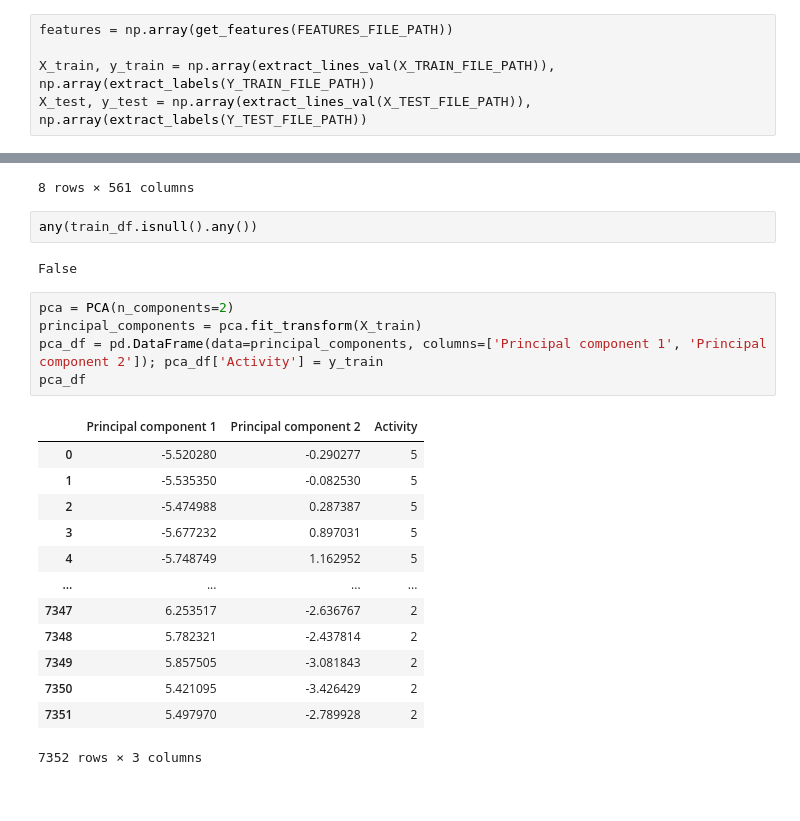
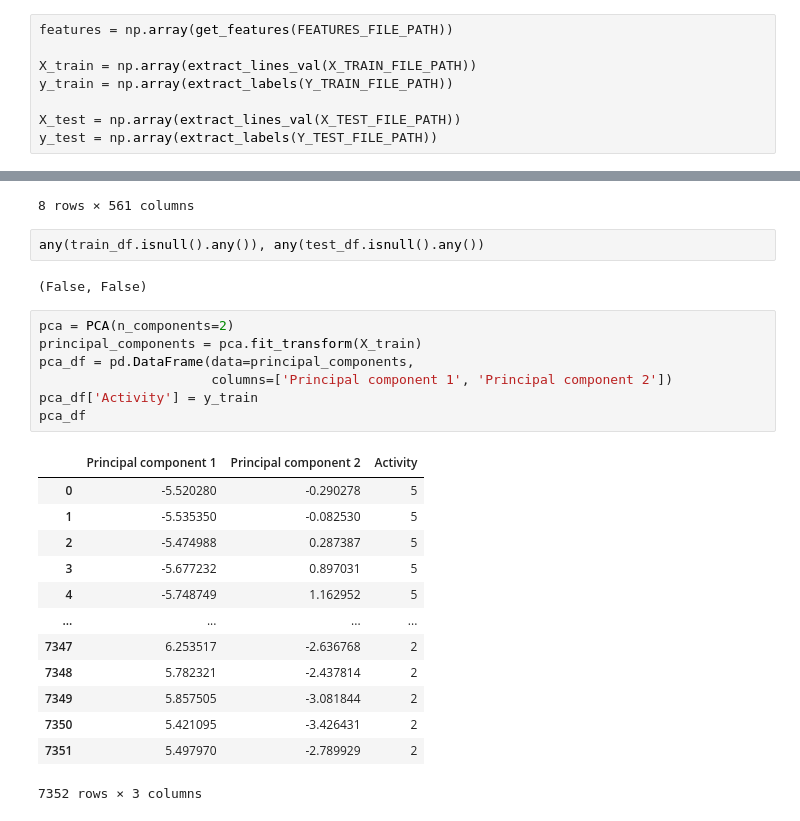
Before and after one commit to jamnicki/big_data, a Jupyter notebook: activities_classification.ipynb, the cells around one changed output, grey strips where cells are left out. Cells and saved outputs as stored; diff of their text form.

```diff
--- a/activities_classification.ipynb
+++ b/activities_classification.ipynb
@@ -30,6 +32,9 @@ ACTIVITY_LABELS = {'1': 'WALKING',
 # %%
 features = np.array(get_features(FEATURES_FILE_PATH))
 
-X_train, y_train = np.array(extract_lines_val(X_TRAIN_FILE_PATH)), np.array(extract_labels(Y_TRAIN_FILE_PATH))
-X_test, y_test = np.array(extract_lines_val(X_TEST_FILE_PATH)), np.array(extract_labels(Y_TEST_FILE_PATH))
+X_train = np.array(extract_lines_val(X_TRAIN_FILE_PATH))
+y_train = np.array(extract_labels(Y_TRAIN_FILE_PATH))
+
+X_test = np.array(extract_lines_val(X_TEST_FILE_PATH))
+y_test = np.array(extract_labels(Y_TEST_FILE_PATH))
 # %%
@@ -72,25 +65,27 @@ train_df.describe()
 | max | 1.000000 | 1.000000 | 1.000000 | 1.000000 | 0.916238 | ... |
 8 rows × 561 columns
 # %%
-any(train_df.isnull().any())
+any(train_df.isnull().any()), any(test_df.isnull().any())
 # %% [output]
-False
+(False, False)
 # %%
 pca = PCA(n_components=2)
 principal_components = pca.fit_transform(X_train)
-pca_df = pd.DataFrame(data=principal_components, columns=['Principal component 1', 'Principal component 2']); pca_df['Activity'] = y_train
+pca_df = pd.DataFrame(data=principal_components,
+                      columns=['Principal component 1', 'Principal component 2'])
+pca_df['Activity'] = y_train
 pca_df
 # %% [output]
 |  | Principal component 1 | Principal component 2 | Activity |
-| 0 | -5.520280 | -0.290277 | 5 |
+| 0 | -5.520280 | -0.290278 | 5 |
 | 1 | -5.535350 | -0.082530 | 5 |
 | 2 | -5.474988 | 0.287387 | 5 |
 | 3 | -5.677232 | 0.897031 | 5 |
 | 4 | -5.748749 | 1.162952 | 5 |
 | ... | ... | ... | ... |
-| 7347 | 6.253517 | -2.636767 | 2 |
+| 7347 | 6.253517 | -2.636768 | 2 |
 | 7348 | 5.782321 | -2.437814 | 2 |
-| 7349 | 5.857505 | -3.081843 | 2 |
-| 7350 | 5.421095 | -3.426429 | 2 |
-| 7351 | 5.497970 | -2.789928 | 2 |
+| 7349 | 5.857505 | -3.081844 | 2 |
+| 7350 | 5.421095 | -3.426431 | 2 |
+| 7351 | 5.497970 | -2.789929 | 2 |
 7352 rows × 3 columns
```
Also changed, not shown: parts of 14 cells of this notebook, 2 other files.
